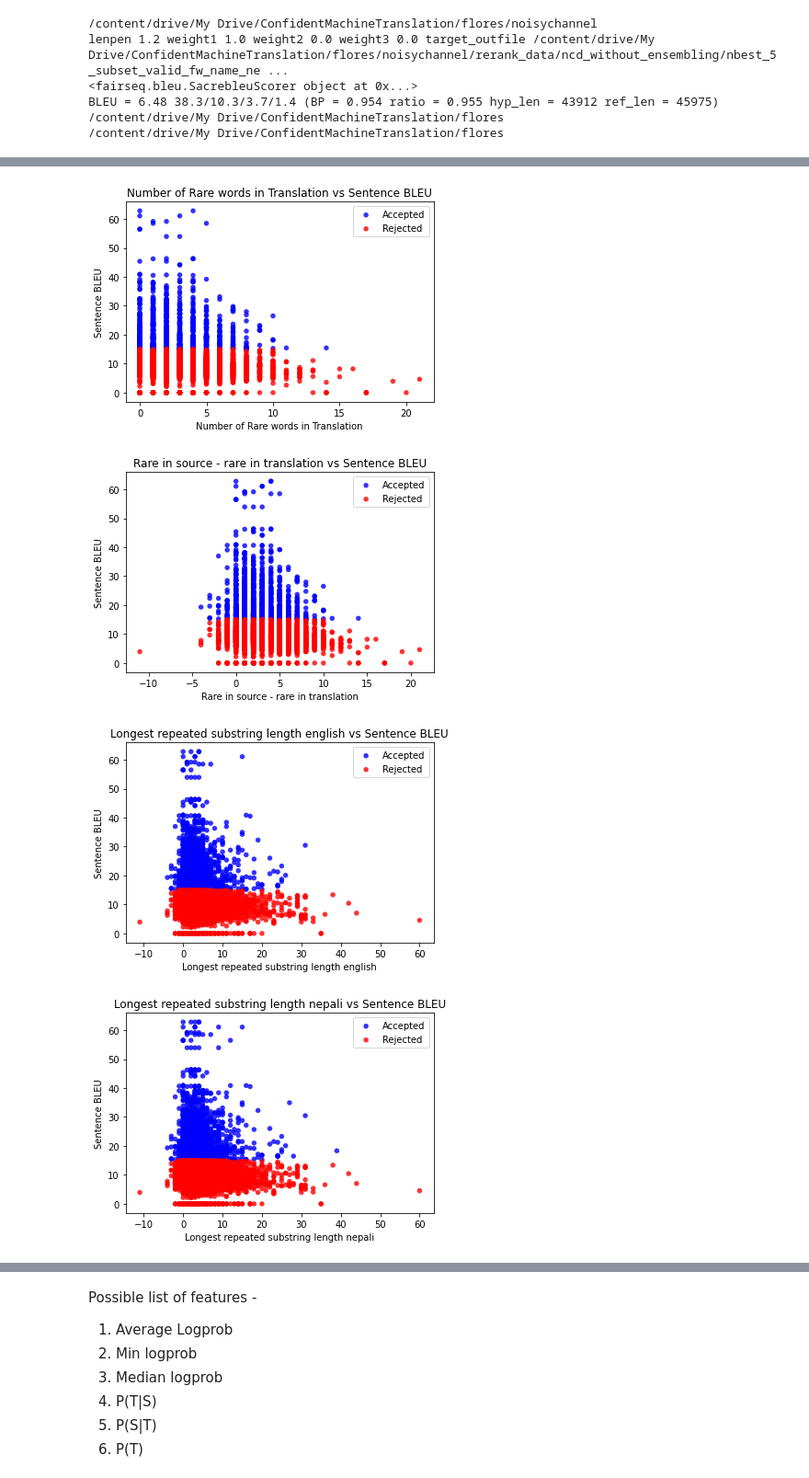
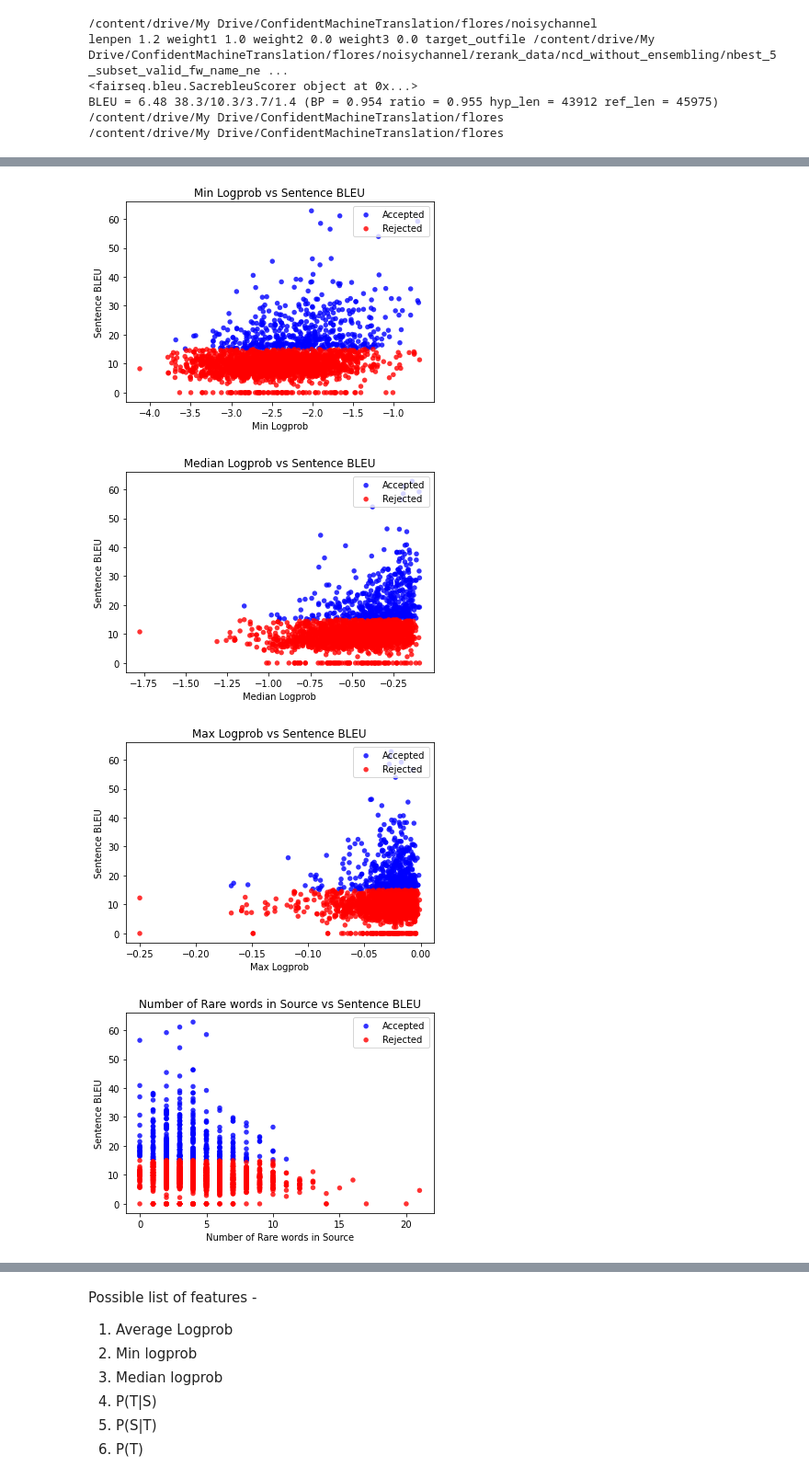
Before and after one commit to DhruvaBansal00/ConfidentMT, a Jupyter notebook: LanguageAnalysis.ipynb, the cells around one changed output, grey strips where cells are left out. Shown: that part at 92% size. Saved outputs shown, nothing was run; the diff lists cells and outputs as text; code cells hidden in the pictures.

```diff
--- a/LanguageAnalysis.ipynb
+++ b/LanguageAnalysis.ipynb
@@ -176,7 +176,10 @@ for lines in zip_longest(*files, fillvalue=''):
     sentence_bleu = float(sentence_bleu.split("BLEU4 = ")[1].split(",")[0])
     stats = [float(i) for i in stats.strip("\n").split(" ")]
     stats.append(sentence_bleu)
-    stats.extend([0,0,0,0,0,0,0,0]) ###buffer for - (rare_word_in_en, rare_words_in_ne, ne - en, longest_repeated_substring_en, longest_repeated_substring_ne, fw_score, bw_score, lm_score)
+    stats.extend([0,0,0,0,0,0,0,0,0,0,0])
+    ###buffer for -> (rare_word_in_en, rare_words_in_ne, ne - en,
+    ###longest_repeated_substring_en, longest_repeated_substring_ne,
+    ###fw_score, bw_score, lm_score, . and ; in translation, | in original, . and ; minus |)
     translations.append(Translation(reference, translation, original, stats))
 # %%
 # for translation in translations:
@@ -475,3 +478,20 @@ for lines in zip_longest(*files, fillvalue=''):
     ref, hypo, fw, bw, lm = lines
     for index in translation_to_index[ref]:
         translations[index].score[10:13] = [float(fw.strip("\n")), float(bw.strip("\n")), float(lm.strip("\n"))]
+# %%
+import string
+def numDotandSemicolon(string):
+  return str(string).count(":") + str(string).count(".")
+def numBar(string):
+  return str(string).count("।")
+# %%
+for translation in translations:
+    translation.score[13] = numDotandSemicolon(translation.translation)
+    translation.score[14] = numBar(translation.original)
+    translation.score[15] = translation.score[14]-translation.score[13]
+
+    # if translation.score[13] < 0 or translation.score[14] < 0:
+    #   print(translation.score[13], translation.score[14])
+    #   print(translation.translation)
+    # if translation.score[15] < 0:
+    #   print(translation.score[15])
@@ -478,15 +518,16 @@ for lines in zip_longest(*files, fillvalue=''):
 # %%
-accepted_set_stats = [[],[]]
-rejected_set_stats = [[],[]]
-
 index_to_label = {0: "Average Logprob", 1: "Min Logprob", 2: "Median Logprob",
                   3: "Max Logprob", 5: "Number of Rare words in Source",
                   6: "Number of Rare words in Translation", 7: "Rare in source - rare in translation",
-                  8: "Longest repeated substring length english", 9: "Longest repeated substring length nepali", 10: "Forward Model score",
-                  11: "Backward Model score", 12: "Language Model score"}
-indices = [5,6,7,8,9,10,11,12]
+                  8: "Longest repeated substring length english", 9: "Longest repeated substring length nepali",
+                  10: "Forward Model score", 11: "Backward Model score", 12: "Language Model score",
+                  13: "Number of . and : in Translation", 14:"Number of | in Source",
+                  15:"| in Source - . and : in Translation"}
+indices = [0, 1, 2, 3, 5, 6, 7, 8, 9, 10, 11, 12, 13, 14, 15]
 
 for i in indices:
+    accepted_set_stats = [[],[]]
+    rejected_set_stats = [[],[]]
     for translation in translations:
         if translation.score[4] > 15:
             accepted_set_stats[0].append(translation.score[i])
@@ -511,4 +552,4 @@ for i in indices:
-[figure, old version]
+[figure, new version]
-[figure, old version]
+[figure, new version]
-[figure, old version]
+[figure, new version]
-[figure, old version]
+[figure, new version]
```
Also changed, not shown: parts of 6 cells of this notebook.
